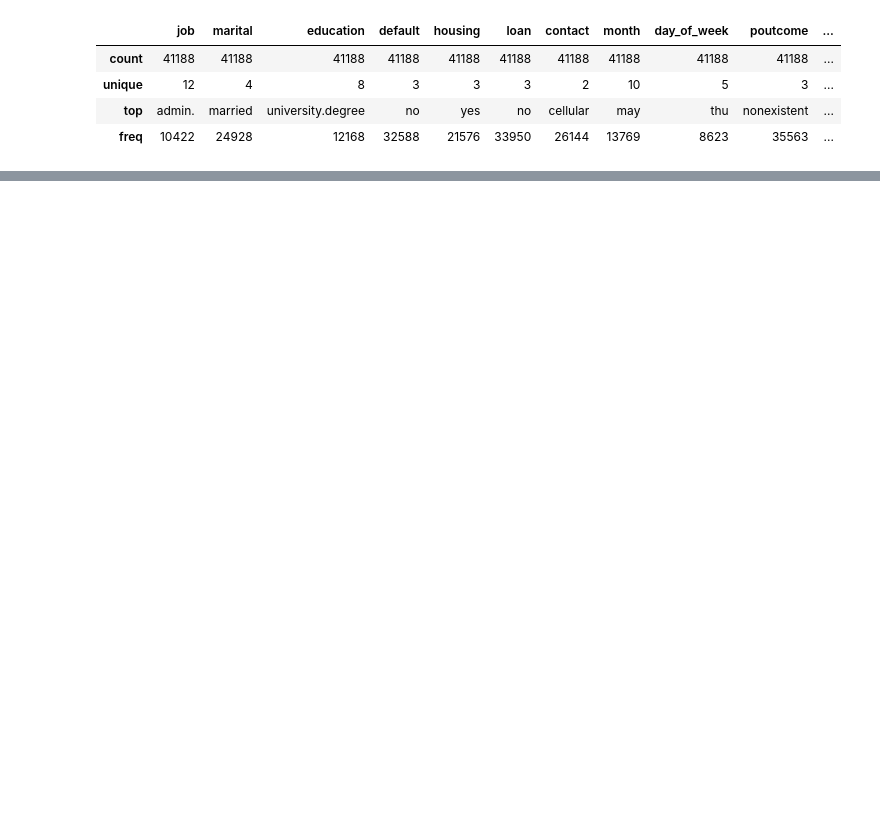
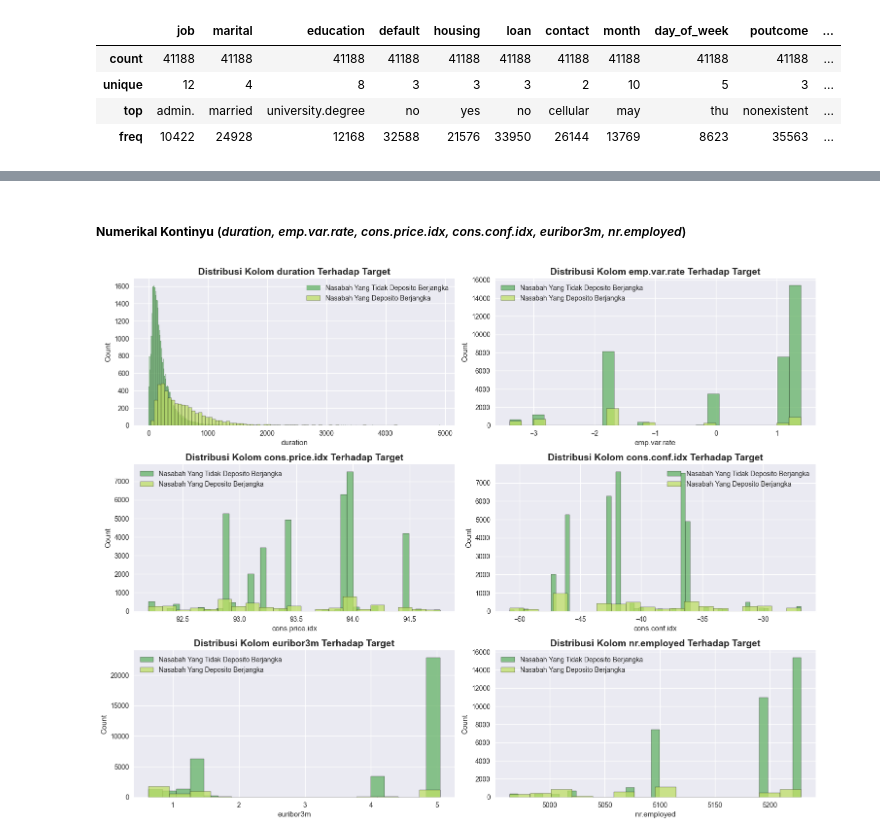
Before and after one commit to PurwadhikaDev/DeltaGroup_JC_DS_FT_Jogja_01_FinalProject, a Jupyter notebook: notebooks/GroupDelta_Bank_Marketing_Campaign.ipynb, the cells around one changed output, grey strips where cells are left out. Saved outputs shown, nothing was run; the diff lists cells and outputs as text; code cells hidden in the pictures; blank space fills up the shorter version.

```diff
--- a/notebooks/GroupDelta_Bank_Marketing_Campaign.ipynb
+++ b/notebooks/GroupDelta_Bank_Marketing_Campaign.ipynb
@@ -179,0 +260,23 @@ display(
+# %% [markdown]
+##### **Numerikal Kontinyu** (*duration, emp.var.rate, cons.price.idx, cons.conf.idx, euribor3m, nr.employed*)
+# %%
+# Cek variabel numerikal kontinyu
+
+kontinu = ["duration", "emp.var.rate", "cons.price.idx", "cons.conf.idx", "euribor3m", "nr.employed"]
+
+plt.figure(figsize=(15,15))
+cmap = plt.get_cmap("summer")
+
+a=1
+for i in kontinu:
+    plt.subplot(4,2,a)
+    sns.histplot(x=df[df["y"]=="no"][i],color=cmap([100]))
+    sns.histplot(x=df[df["y"]=="yes"][i],color=cmap([190]))
+    plt.legend(labels=["Nasabah Yang Tidak Deposito Berjangka", "Nasabah Yang Deposito Berjangka"])
+    plt.tight_layout()
+    plt.title(f"Distribusi Kolom {i} Terhadap Target", fontsize=14, weight='bold')
+    a+=1
+
+plt.show()
+# %% [output]
+[figure, added]
```
Also changed, not shown: parts of 21 cells of this notebook.
